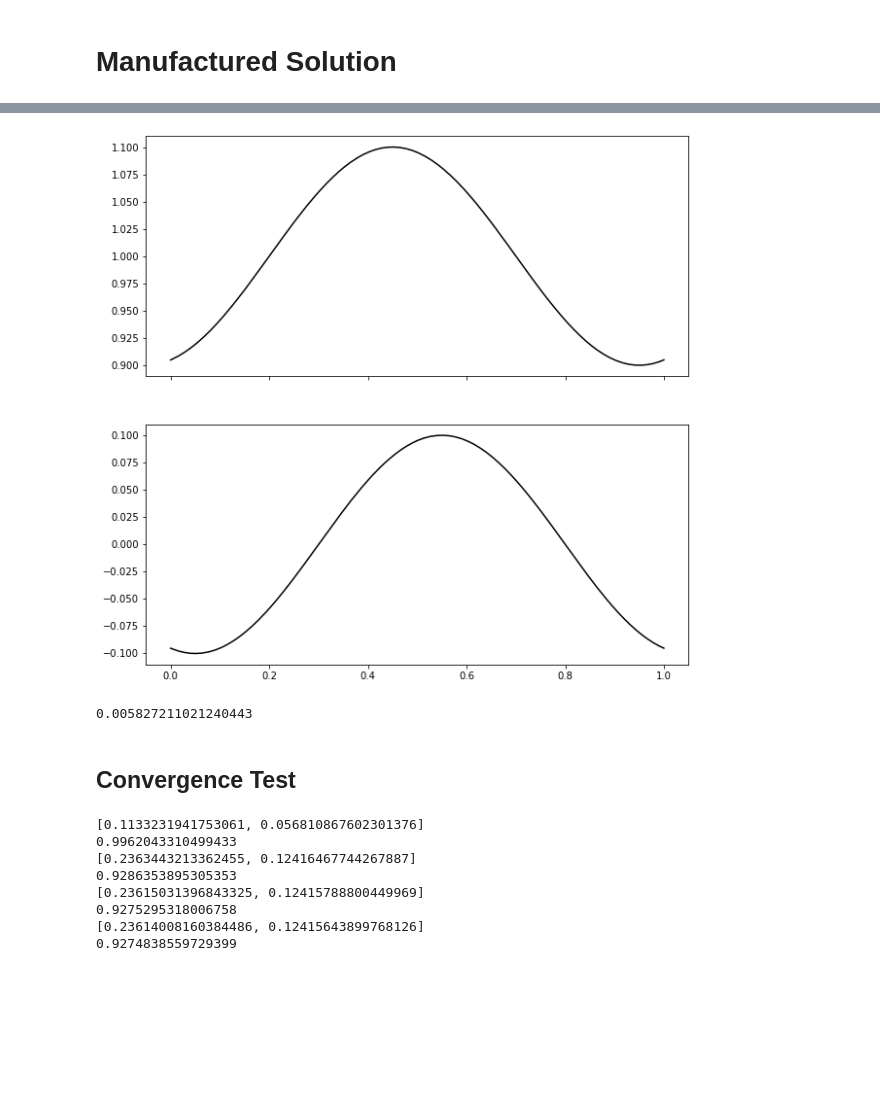
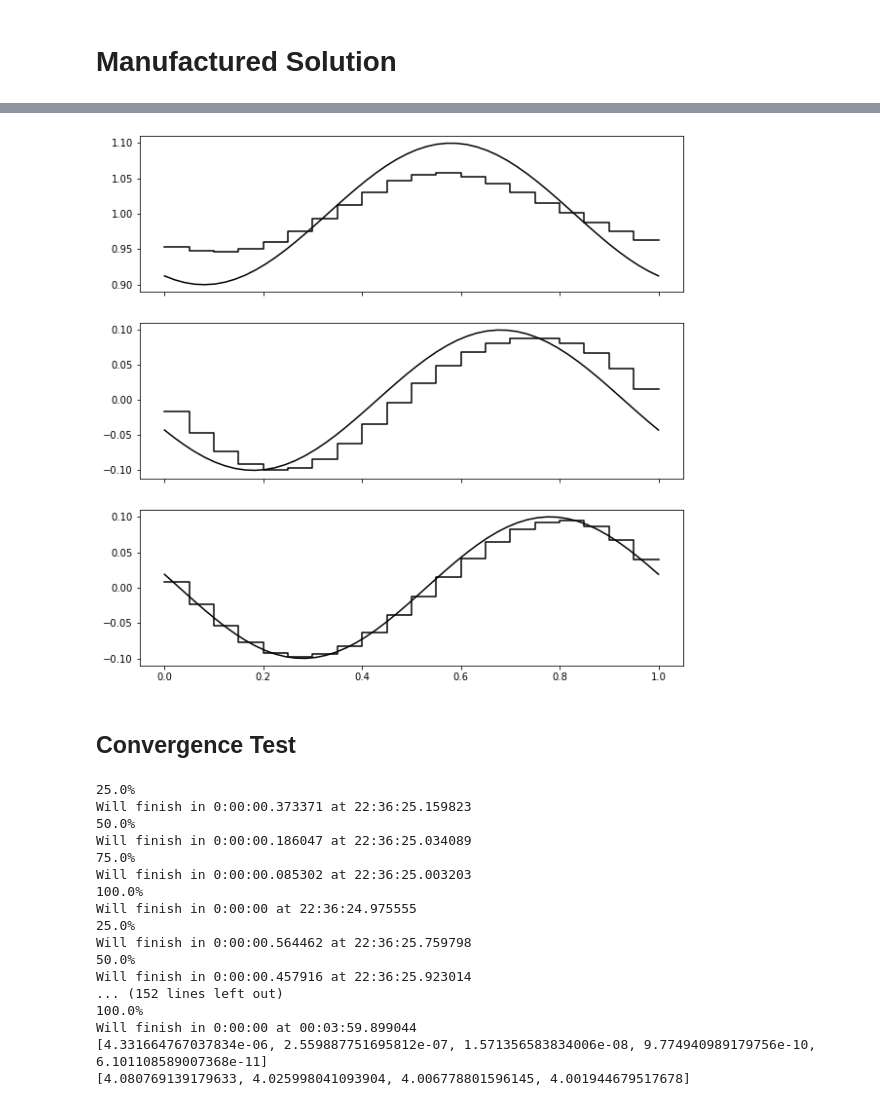
Before and after one commit to caleblogemann/pydogpack, a Jupyter notebook: apps/onedimensional/shallowwaterlinearizedmomentequations/manufacturedsolutionexample/manufactured_solution_example.ipynb, the cells around one changed output, grey strips where cells are left out. Saved outputs shown, nothing was run; the diff lists cells and outputs as text; code cells hidden in the pictures; blank space fills up the shorter version.

Commit message:
Added convergence data in 1D

```diff
--- a/apps/onedimensional/shallowwaterlinearizedmomentequations/manufacturedsolutionexample/manufactured_solution_example.ipynb
+++ b/apps/onedimensional/shallowwaterlinearizedmomentequations/manufacturedsolutionexample/manufactured_solution_example.ipynb
@@ -19,24 +20,25 @@ from IPython.display import HTML
 # Manufactured Solution
 # %%
 gravity_constant = 1.0
-num_moments = 0
+num_moments = 1
 
 problem = swlme_mse.ManufacturedSolutionExample(
     num_moments,
     gravity_constant,
 )
 
-time_final = 0.2
+time_final = 0.33
+exact_final_solution = x_functions.FrozenT(problem.exact_solution, time_final)
 problem.parameters["time_final"] = time_final
 problem.parameters["is_weak"] = True
 
-space_time_order = 2
+space_time_order = 1
 problem.parameters["time_stepping"]["time_stepping_class"] = "explicit_runge_kutta"
 problem.parameters["time_stepping"]["is_verbose"] = True
 problem.parameters["time_stepping"]["num_frames"] = 5
 problem.parameters["time_stepping"]["order"] = space_time_order
 
-num_elems = 20
+num_elems = 3
 x_left = 0.0
 x_right = 1.0
 problem.parameters["mesh"]["mesh_class"] = "mesh_1d_uniform"
@@ -46,12 +48,12 @@ problem.parameters["mesh"]["num_elems"] = num_elems
 
 problem.parameters["basis"]["basis_class"] = "legendre"
 problem.parameters["basis"]["inner_product_constant"] = 0.5
-problem.parameters["basis"]["num_basis_cpts"] = space_time_order
+problem.parameters["basis"]["space_order"] = space_time_order
 
 problem.parameters["boundary_condition"]["boundary_condition_class"] = "periodic"
 problem.parameters["riemann_solver"]["riemann_solver_class"] = "local_lax_friedrichs"
 
-cfl = 0.3
+cfl = 0.9
 delta_x = (x_right - x_left) / num_elems
 delta_t = float(dg_utils.get_delta_t_1d(cfl, problem.max_wavespeed, delta_x))
 problem.parameters["delta_t"] = delta_t
@@ -73,8 +83,4 @@ Will finish in 0:00:00 at 13:54:33.997012
 # %%
-exact_final_solution = x_functions.FrozenT(problem.exact_solution, time_final)
-fig = plot.create_plot_dg_1d(final_solution)
-#lines = plot.plot_function(fig.axes, exact_final_solution, x_left, x_right, style='b')
-
-#ani, fig = plot.create_animation_output_dir(problem.output_dir, problem.exact_solution)
-#HTML(ani.to_html5_video())
+ani, fig = plot.create_animation_output_dir(problem.output_dir, problem.exact_solution)
+HTML(ani.to_html5_video())
 # %% [output]
@@ -81,9 +88,4 @@ fig = plot.create_plot_dg_1d(final_solution)
-[figure, old version]
+[figure, new version]
-# %%
-error = math_utils.compute_error(final_solution, exact_final_solution)
-error
-# %% [output]
-0.005827211021240443
 # %% [markdown]
 ## Convergence Test
 # %%
@@ -127,9 +131,11 @@ for space_time_order in range(1, 5):
     problem.parameters["time_stepping"]["order"] = space_time_order
     cfl = cfl_dict[space_time_order]
     error_list = []
-    for n in [20, 40]:
-        problem.output_dir = "output_" + str(n)
+    n_list = [20, 40, 80, 160, 320]
+#     n_list = [20, 40]
+    for n in n_list:
         problem.parameters["mesh"]["num_elems"] = n
+        problem.output_dir = "output_" + str(num_moments) + "_moments_" + str(space_time_order) + "_order_" + str(n)
         delta_x = (x_right - x_left) / n
         delta_t = float(dg_utils.get_delta_t_1d(cfl, problem.max_wavespeed, delta_x))
         problem.parameters["delta_t"] = delta_t
@@ -142,14 +148,26 @@ for space_time_order in range(1, 5):
     order = utils.convergence_order(error_list)
     print(error_list)
     print(order)
+#     with open("convergence_table_" + str(num_moments) + "_moments_" + str(space_time_order) + "_order.yml", "w") as file:
+#         dict_ = {"order": [float(o) for o in order], "error_list": [float(e) for e in error_list], "n": n_list}
+#         yaml.dump(dict_, file, default_flow_style=False)
 #     if error_list[-1] >= math_utils.MACHINE_ERROR:
 #         assert rount(order) >= num_basis_cpts
 # %% [output]
-[0.1133231941753061, 0.056810867602301376]
-0.9962043310499433
-[0.2363443213362455, 0.12416467744267887]
-0.9286353895305353
-[0.23615031396843325, 0.12415788800449969]
-0.9275295318006758
-[0.23614008160384486, 0.12415643899768126]
-0.9274838559729399
+25.0%
+Will finish in 0:00:00.373371 at 22:36:25.159823
+50.0%
+Will finish in 0:00:00.186047 at 22:36:25.034089
+75.0%
+Will finish in 0:00:00.085302 at 22:36:25.003203
+100.0%
+Will finish in 0:00:00 at 22:36:24.975555
+25.0%
+Will finish in 0:00:00.564462 at 22:36:25.759798
+50.0%
+Will finish in 0:00:00.457916 at 22:36:25.923014
+... (152 lines left out)
+100.0%
+Will finish in 0:00:00 at 00:03:59.899044
+[4.331664767037834e-06, 2.559887751695812e-07, 1.571356583834006e-08, 9.774940989179756e-10, 6.101108589007368e-11]
+[4.080769139179633, 4.025998041093904, 4.006778801596145, 4.001944679517678]
```
Also changed, not shown: parts of 4 cells of this notebook, 10 other files.
